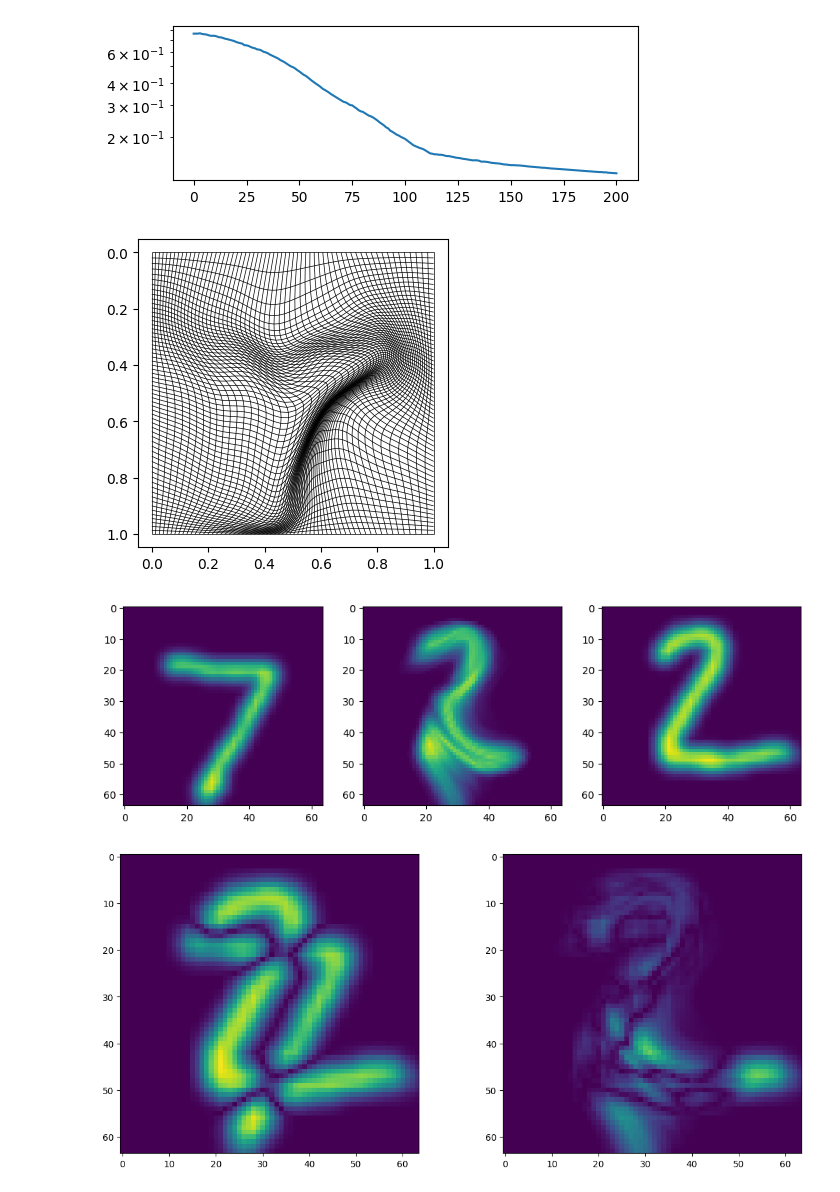
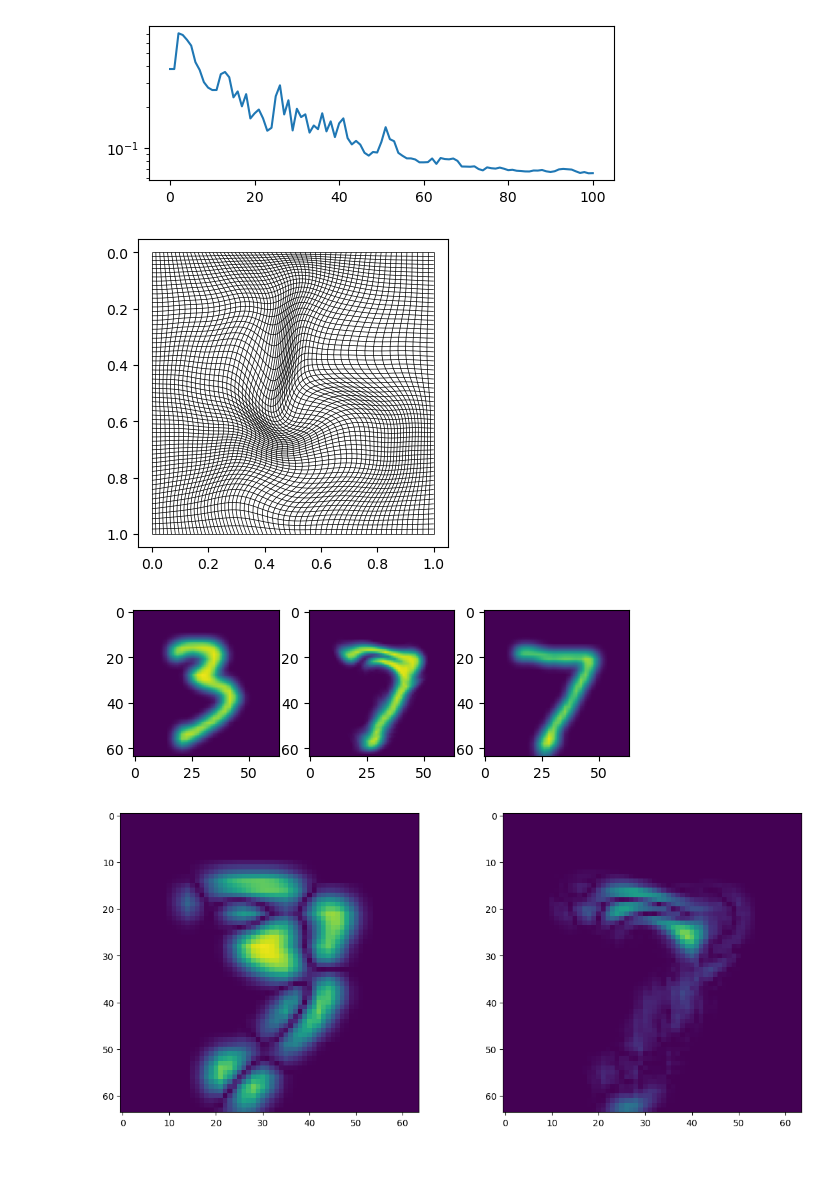
Before and after one commit to jorgenriseth/deepshape, a Jupyter notebook: example-notebooks/Digit Matching.ipynb, the cells around one changed output. Drawn from its saved outputs; the diff is of its cells as text; code cells hidden in the pictures; blank space fills up the shorter version.

```diff
--- a/example-notebooks/Digit Matching.ipynb
+++ b/example-notebooks/Digit Matching.ipynb
@@ -21,8 +21,8 @@ imgdata = gaussian_blur(imgdata, [3, 3])
 imgdata /= imgdata.max()
 
 # Extract example images
-img1 = imgdata[1]
-img2 = imgdata[0]
+img1 = imgdata[0]
+img2 = imgdata[30]
 
 fig, (ax1, ax2 )= plt.subplots(1, 2)
 ax1.imshow(img1)
@@ -31,8 +31,8 @@ plt.suptitle("Example Images")
 plt.show()
 
 # Create surface representation of images
-f = SingleChannelImageSurface(img1, centering=True, mode='bicubic')
-g = SingleChannelImageSurface(img2, centering=True, mode='bicubic')
+f = SingleChannelImageSurface(img1, centering=True, scaled=True, mode='bicubic')
+g = SingleChannelImageSurface(img2, centering=True, scaled=True, mode='bicubic')
 
 # Find example data of surface representations of the images.
 k = 64
@@ -85,19 +85,24 @@ device = torch.device("cuda:0" if torch.cuda.is_available() else "cpu")
 device = "cpu"
 
 # Define reparametrization-network
-RN = ReparametrizationNetwork(nn.ModuleList(
-    [PalaisLayer(5, init_scale=0., projection_method="eigen") for _ in range(5)]
-)).to(device)
+RN = SurfaceReparametrizer(
+    [PalaisLayer(5, init_scale=0., projection_method="lipschitz") for _ in range(5)]
+).to(device)
 
-loss_func = SingleComponentLoss(q, r, k=64, h=1e-4).to(device)
+loss_func = ImageComponentDistance(q, r, k=64, h=1e-4).to(device)
 # loss_func = ShapeDistance(q, r, k=64, h=1e-4).to(device)
 
 # Define optimizer and learning rate scheduler
 optimizer = optim.LBFGS(RN.parameters(), lr=1., max_iter=100, line_search_fn="strong_wolfe")
-optimizer = optim.SGD(RN.parameters(), lr=1e-3, momentum=0.9)
+optimizer = optim.SGD(RN.parameters(), lr=1e-1, momentum=0.5)
+schedular=None
+scheduler = optim.lr_scheduler.ReduceLROnPlateau(
+    optimizer, mode='min', factor=0.5, patience=3, threshold=0.,
+    threshold_mode='rel', cooldown=10, min_lr=1e-4, eps=1e-08,
+    verbose=True)
 
 # Train and store convergence
-errors = reparametrize(q, r, RN, loss_func, optimizer, 200, Logger(5), projection_kwargs={"epsilon": 1e-2})#, scheduler=scheduler)
+errors = reparametrize(RN, loss_func, optimizer, 100, Logger(5), projection_kwargs={"epsilon": 1e-2}, scheduler=scheduler)
 
 RN.to("cpu"), loss_func.to("cpu");
 
@@ -125,4 +130,4 @@ Finished training in 34.18168s
-[figure, old version]
+[figure, new version]
 # %%
 # =============== PLotting below +============
 u = lambda x: RN(x)
@@ -154,9 +159,9 @@ ax3.imshow(np.abs(Zf[2] - Zgg[..., 2]), vmin=0., vmax=1.)
 plt.savefig("/home/jorgen/deepshape/figures/1-2-warp-error.pdf")
 plt.show()
 # %% [output]
-[figure, old version]
+[figure, new version]
-[figure, old version]
+[figure, new version]
-[figure, old version]
+[figure, new version]
 # %%
 def interpolate(f, g, t):
     return lambda x: (1 - t) * f(x) + t * g(x)
```
Also changed, not shown: parts of 5 cells of this notebook, 25 other files.
